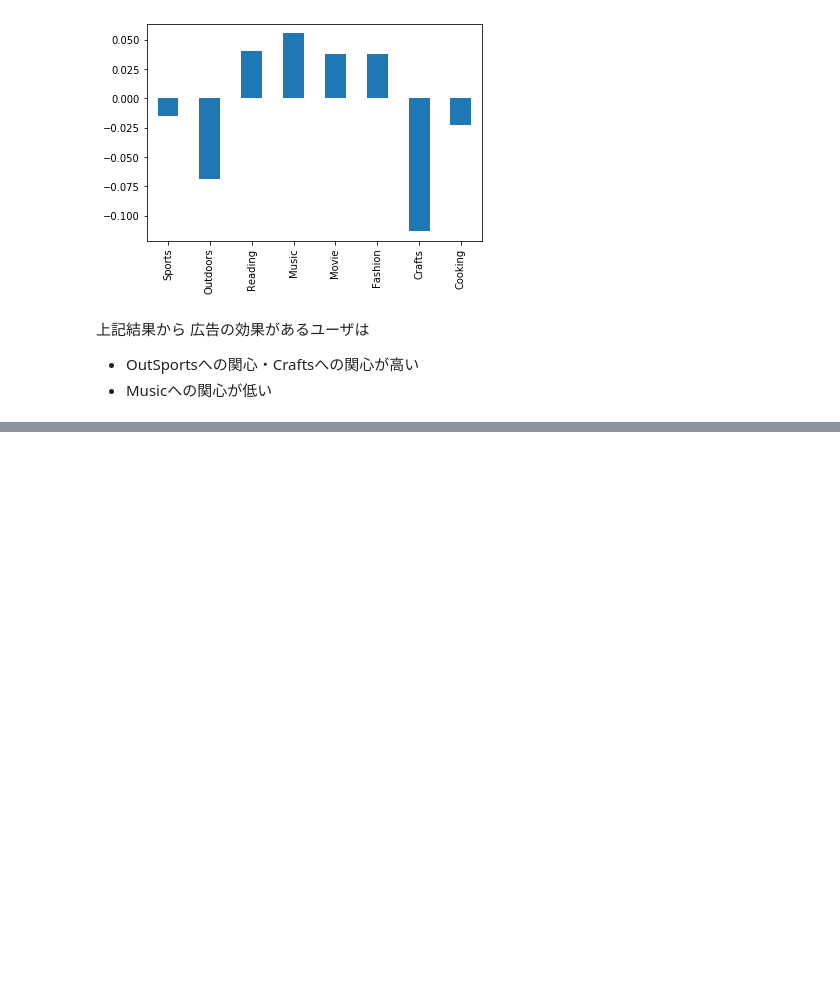
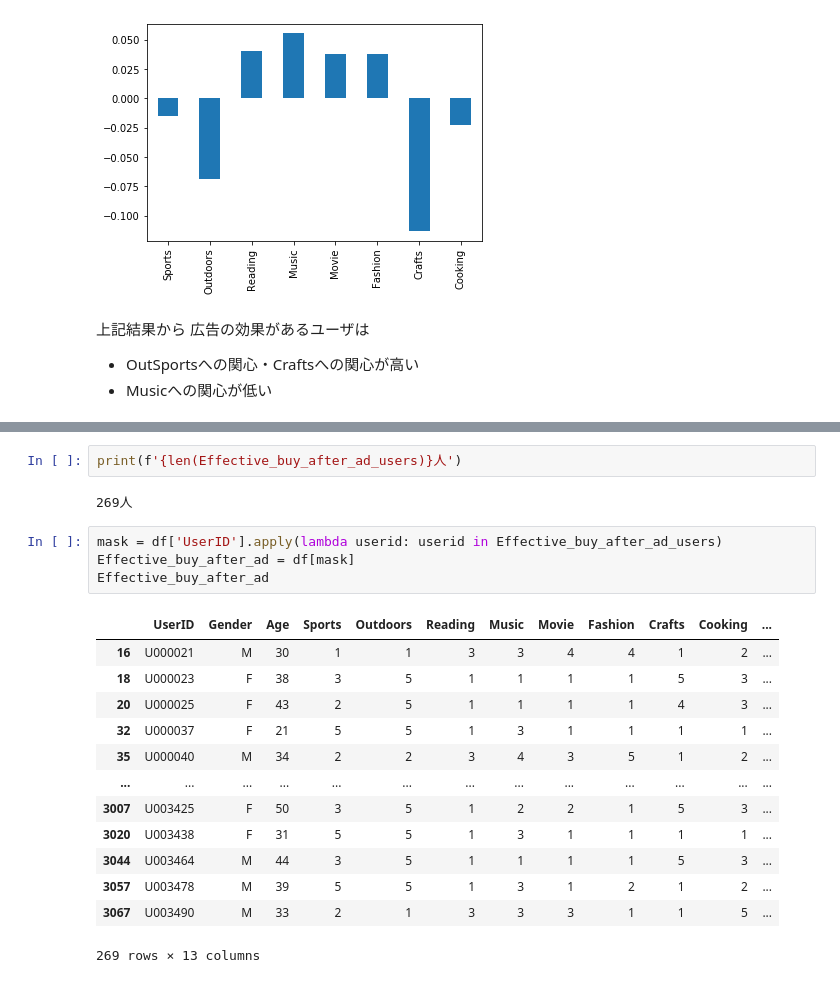
Before and after one commit to shin-shin-01/data-science, a Jupyter notebook: project1/project1.ipynb, the cells around one changed output, grey strips where cells are left out. Drawn from its saved outputs; the diff is of its cells as text; blank space fills up the shorter version.

```diff
--- a/project1/project1.ipynb
+++ b/project1/project1.ipynb
@@ -322,0 +348,22 @@ Effective_month_sum = Effective_month_sum / Effective_month_sum.sum() * 100
+# %%
+print(f'{len(Effective_buy_after_ad_users)}人')
+# %% [output]
+269人
+# %%
+mask = df['UserID'].apply(lambda userid: userid in Effective_buy_after_ad_users)
+Effective_buy_after_ad = df[mask]
+Effective_buy_after_ad
+# %% [output]
+|  | UserID | Gender | Age | Sports | Outdoors | Reading | Music | Movie | Fashion | Crafts | Cooking | ... |
+| 16 | U000021 | M | 30 | 1 | 1 | 3 | 3 | 4 | 4 | 1 | 2 | ... |
+| 18 | U000023 | F | 38 | 3 | 5 | 1 | 1 | 1 | 1 | 5 | 3 | ... |
+| 20 | U000025 | F | 43 | 2 | 5 | 1 | 1 | 1 | 1 | 4 | 3 | ... |
+| 32 | U000037 | F | 21 | 5 | 5 | 1 | 3 | 1 | 1 | 1 | 1 | ... |
+| 35 | U000040 | M | 34 | 2 | 2 | 3 | 4 | 3 | 5 | 1 | 2 | ... |
+| ... | ... | ... | ... | ... | ... | ... | ... | ... | ... | ... | ... | ... |
+| 3007 | U003425 | F | 50 | 3 | 5 | 1 | 2 | 2 | 1 | 5 | 3 | ... |
+| 3020 | U003438 | F | 31 | 5 | 5 | 1 | 3 | 1 | 1 | 1 | 1 | ... |
+| 3044 | U003464 | M | 44 | 3 | 5 | 1 | 1 | 1 | 1 | 5 | 3 | ... |
+| 3057 | U003478 | M | 39 | 5 | 5 | 1 | 3 | 1 | 2 | 1 | 2 | ... |
+| 3067 | U003490 | M | 33 | 2 | 1 | 3 | 3 | 3 | 1 | 1 | 5 | ... |
+269 rows × 13 columns
```
Also changed, not shown: parts of 51 cells of this notebook.
